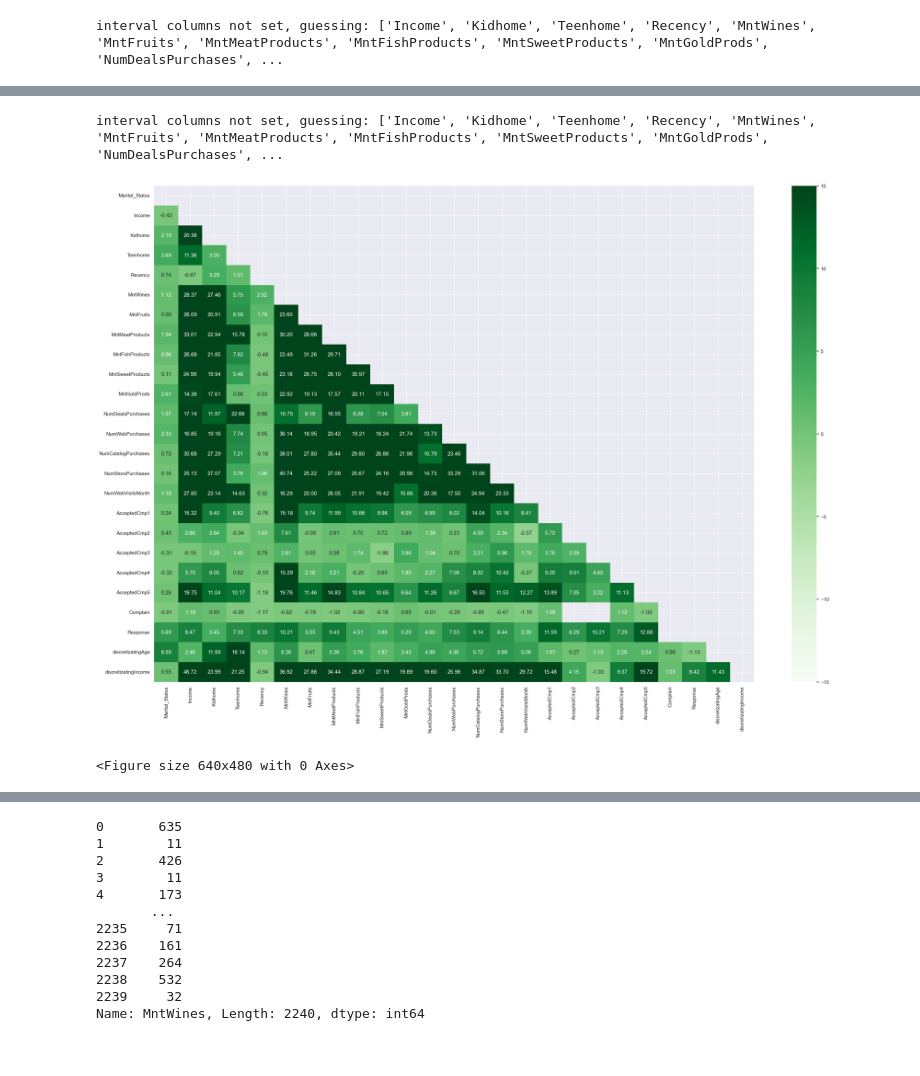
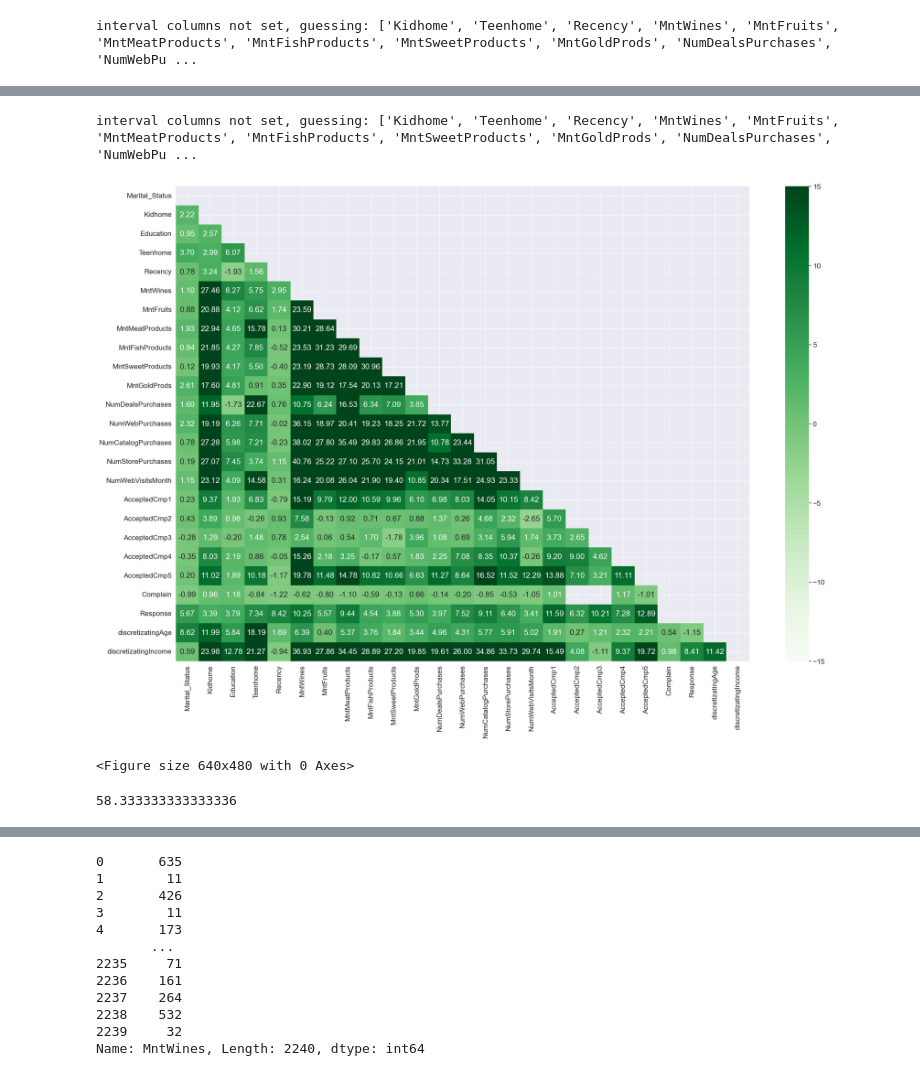
Before and after one commit to fdkurnianto/CapstoneProject2, a Jupyter notebook: notebooks/DataAnalytics.ipynb, the cells around one changed output, grey strips where cells are left out. Drawn from its saved outputs; the diff is of its cells as text; code cells hidden in the pictures.

```diff
--- a/notebooks/DataAnalytics.ipynb
+++ b/notebooks/DataAnalytics.ipynb
@@ -30,11 +30,11 @@ df.sample(5)
 # %%
-dftest = df[['Marital_Status', 'Income', 'Kidhome', 'Teenhome', 'Recency', 'MntWines', 'MntFruits', 'MntMeatProducts', 'MntFishProducts', 'MntSweetProducts', 'MntGoldProds', 'NumDealsPurchases', 'NumWebPurchases', 'NumCatalogPurchases', 'NumStorePurchases', 'NumWebVisitsMonth', 'AcceptedCmp1', 'AcceptedCmp2', 'AcceptedCmp3', 'AcceptedCmp4', 'AcceptedCmp5', 'Complain', 'Response', 'discretizatingAge', 'discretizatingIncome']]
+dftest = df[['Marital_Status', 'Kidhome','Education', 'Teenhome', 'Recency', 'MntWines', 'MntFruits', 'MntMeatProducts', 'MntFishProducts', 'MntSweetProducts', 'MntGoldProds', 'NumDealsPurchases', 'NumWebPurchases', 'NumCatalogPurchases', 'NumStorePurchases', 'NumWebVisitsMonth', 'AcceptedCmp1', 'AcceptedCmp2', 'AcceptedCmp3', 'AcceptedCmp4', 'AcceptedCmp5', 'Complain', 'Response', 'discretizatingAge', 'discretizatingIncome']]
 # heatmap of variable correlation
 fig, ax = plt.subplots(num= 15, figsize=(30, 20))
 phik_overview = dftest.phik_matrix()
 corr_mask = np.triu(np.ones_like(phik_overview, dtype=bool))
 sns.heatmap(phik_overview, mask=corr_mask, vmin=0, vmax=1, annot=True, cmap="Blues", fmt='.2f')
-sns.set(font_scale=1)
+sns.set(font_scale=1.5)
 plt.show()
 
 # heatmap of variable significance
@@ -42,10 +42,10 @@ fig, ax = plt.subplots(num= 15, figsize=(30, 20))
 significance_overview = dftest.significance_matrix()
 corr_mask = np.triu(np.ones_like(significance_overview, dtype=bool))
 sns.heatmap(significance_overview, mask=corr_mask, vmin=-15, vmax=15, annot=True, cmap="Greens", fmt='.2f')
-sns.set(font_scale=1)
+sns.set(font_scale=1.5)
 plt.show()
 
 
 plt.tight_layout()
 # %% [output]
-interval columns not set, guessing: ['Income', 'Kidhome', 'Teenhome', 'Recency', 'MntWines', 'MntFruits', 'MntMeatProducts', 'MntFishProducts', 'MntSweetProducts', 'MntGoldProds', 'NumDealsPurchases', ...
+interval columns not set, guessing: ['Kidhome', 'Teenhome', 'Recency', 'MntWines', 'MntFruits', 'MntMeatProducts', 'MntFishProducts', 'MntSweetProducts', 'MntGoldProds', 'NumDealsPurchases', 'NumWebPu ...
@@ -53,5 +53,9 @@ interval columns not set, guessing: ['Income', 'Kidhome', 'Teenhome', 'Recency',
-interval columns not set, guessing: ['Income', 'Kidhome', 'Teenhome', 'Recency', 'MntWines', 'MntFruits', 'MntMeatProducts', 'MntFishProducts', 'MntSweetProducts', 'MntGoldProds', 'NumDealsPurchases', ...
+interval columns not set, guessing: ['Kidhome', 'Teenhome', 'Recency', 'MntWines', 'MntFruits', 'MntMeatProducts', 'MntFishProducts', 'MntSweetProducts', 'MntGoldProds', 'NumDealsPurchases', 'NumWebPu ...
-[figure, old version]
+[figure, new version]
 <Figure size 640x480 with 0 Axes>
+# %%
+7/12*100
+# %% [output]
+58.333333333333336
 # %%
 # df[df['NumWebPurchases']].groupby(['discretizatingIncome']).agg('count')
```
Also changed, not shown: parts of 8 cells of this notebook, 3 other files.
